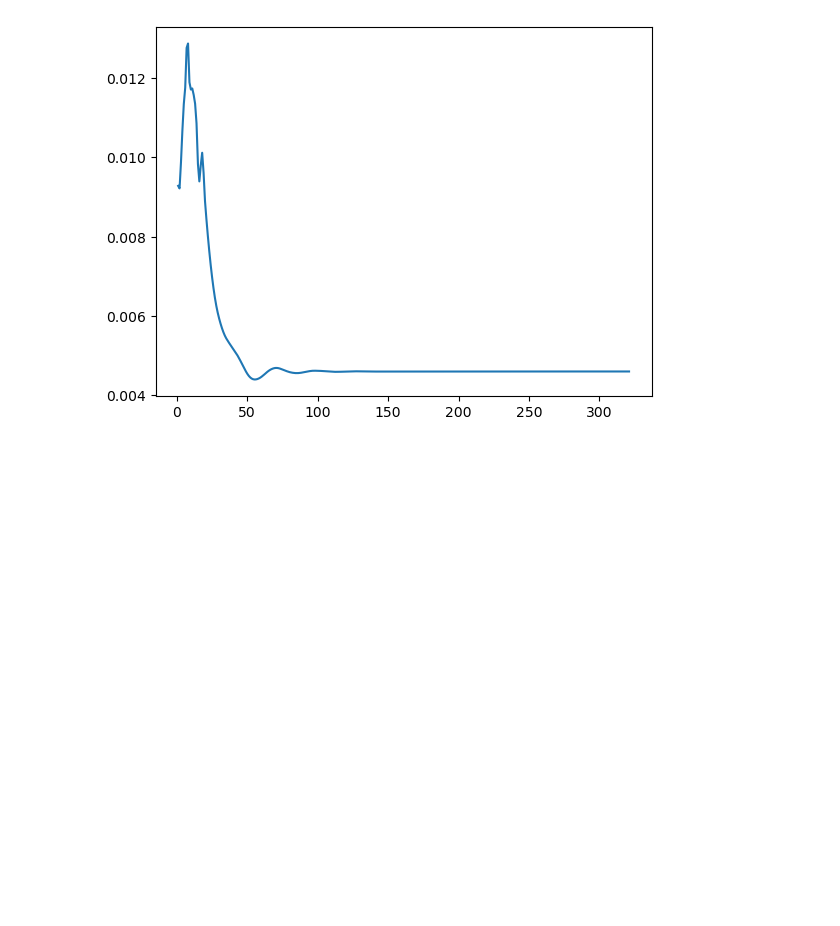
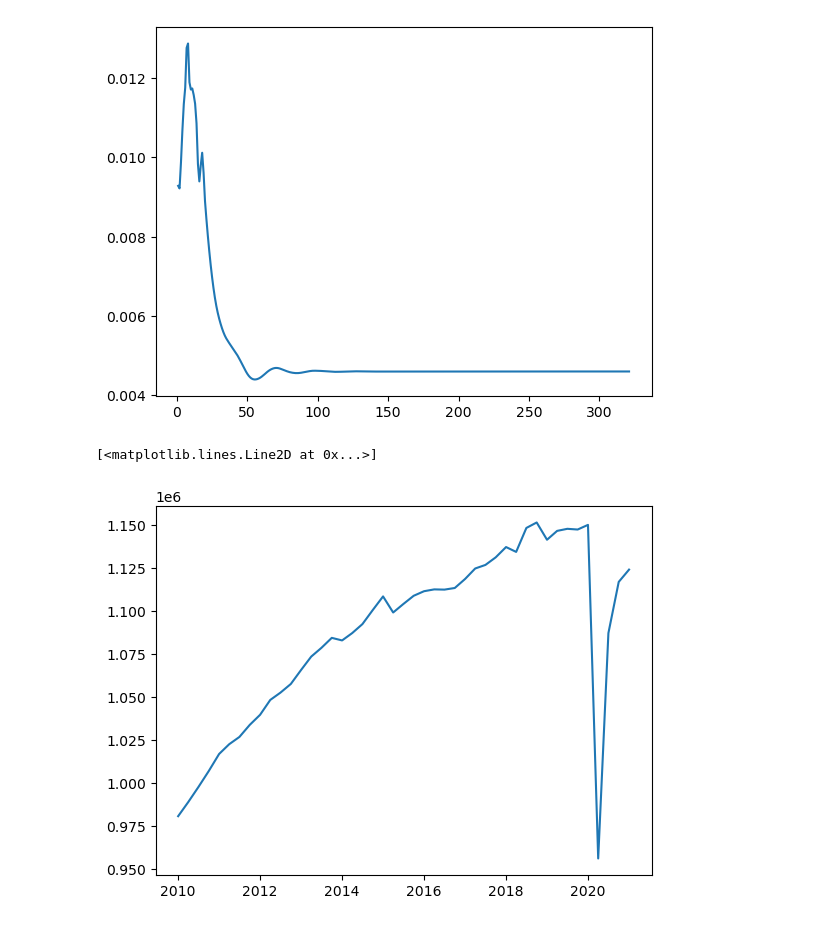
Before and after one commit to jdebacker/UN-OG-Training, a Jupyter notebook: code/Exercise_Solutions.ipynb, the cells around one changed output. Saved outputs shown, nothing was run; the diff lists cells and outputs as text; code cells hidden in the pictures; blank space fills up the shorter version.

```diff
--- a/code/Exercise_Solutions.ipynb
+++ b/code/Exercise_Solutions.ipynb
@@ -433,0 +599,13 @@ plt.plot(years, pop_objs["g_n"][:T])
+# %%
+# Exercise 18.7: Using pandas data reader
+import pandas_datareader as pdr
+import datetime
+start = datetime.datetime(2010, 1, 1)
+end = datetime.datetime(2021, 1, 1)
+# FRED code for Real GDP in South Africa is NGDPRSAXDCZAQ
+gdp = pdr.data.DataReader("NGDPRSAXDCZAQ", "fred", start, end)
+# plot this series
+plt.plot(gdp)
+# %% [output]
+[<matplotlib.lines.Line2D at 0x...>]
+[figure, added]
```
Also changed, not shown: parts of 22 cells of this notebook.
